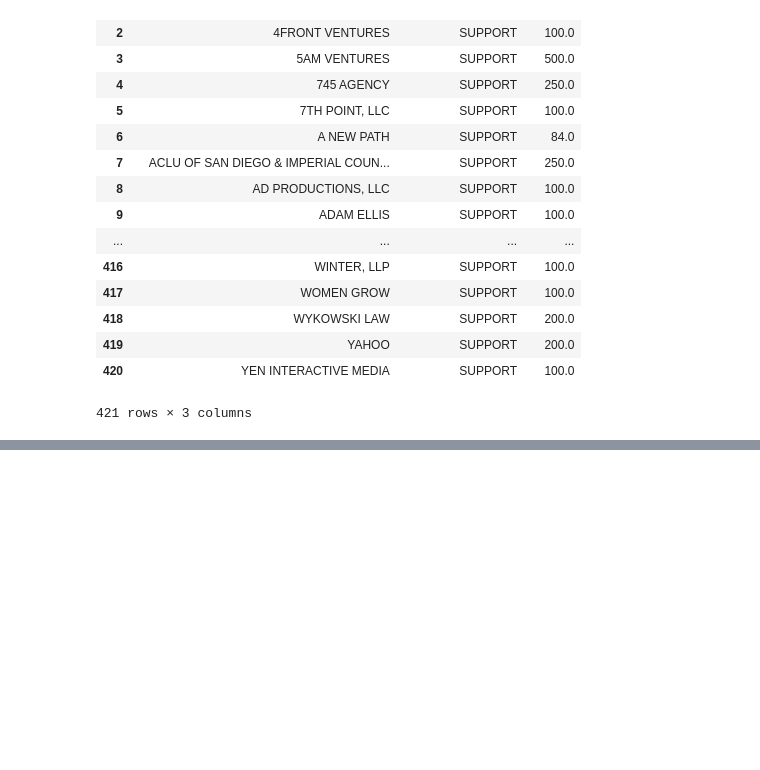
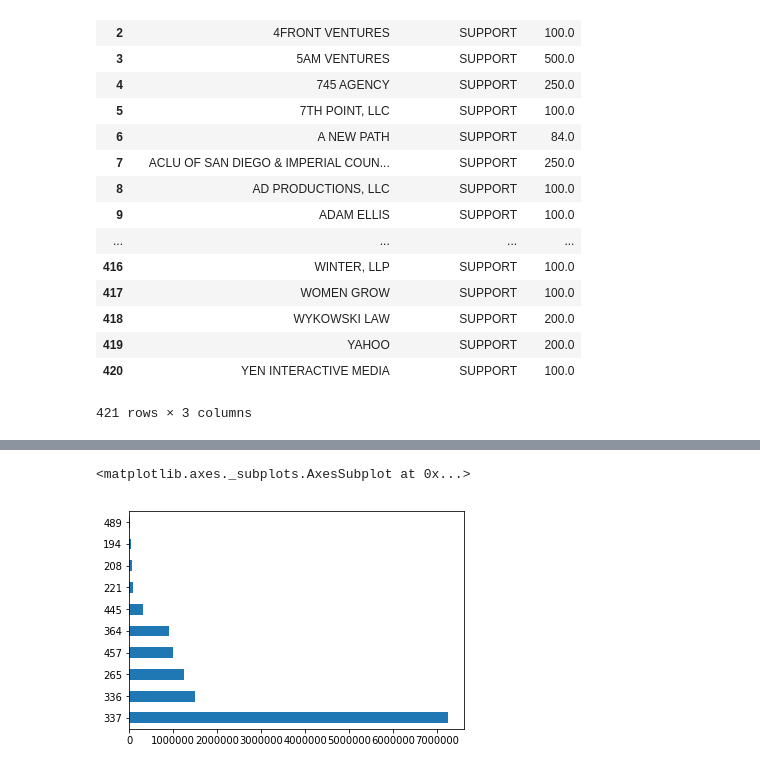
Before and after one commit to claesbell/first-python-network, a Jupyter notebook: Jupyter-Pandas tutorial.ipynb, the cells around one changed output, grey strips where cells are left out. Drawn from its saved outputs; the diff is of its cells as text; code cells hidden in the pictures; blank space fills up the shorter version.

```diff
--- a/Jupyter-Pandas tutorial.ipynb
+++ b/Jupyter-Pandas tutorial.ipynb
@@ -631,0 +651,5 @@ AttributeError: ("'str' object has no attribute 'str'", u'occurred at index 0')
+# %%
+top_supporters.amount.plot.barh()
+# %% [output]
+<matplotlib.axes._subplots.AxesSubplot at 0x...>
+[figure, added]
```
Also changed, not shown: parts of 17 cells of this notebook, 2 other files.
